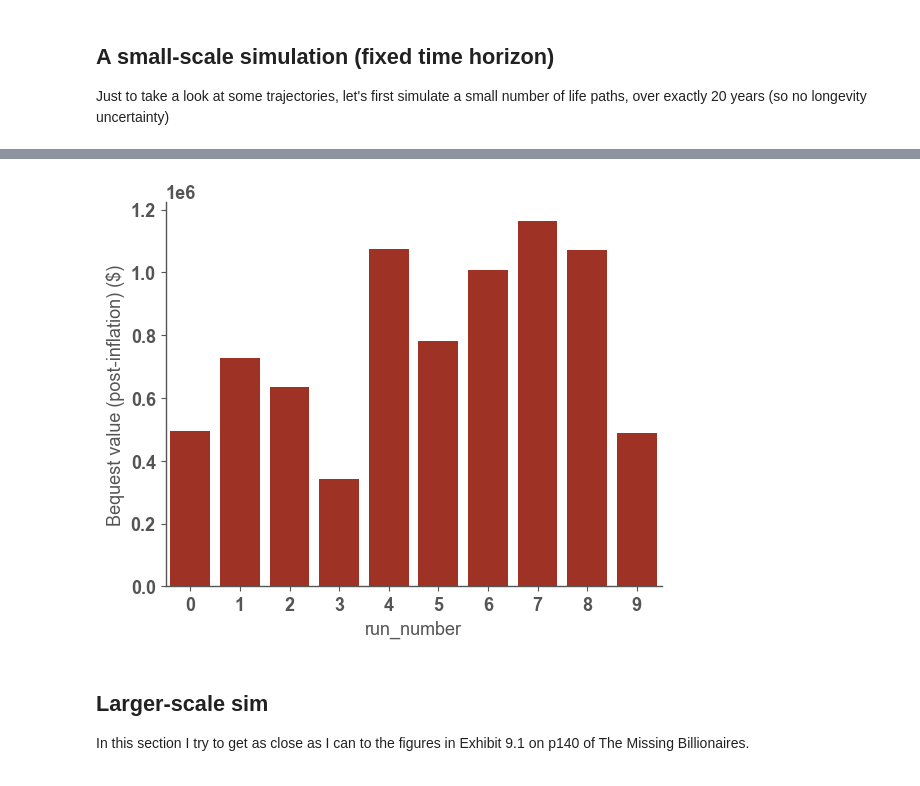
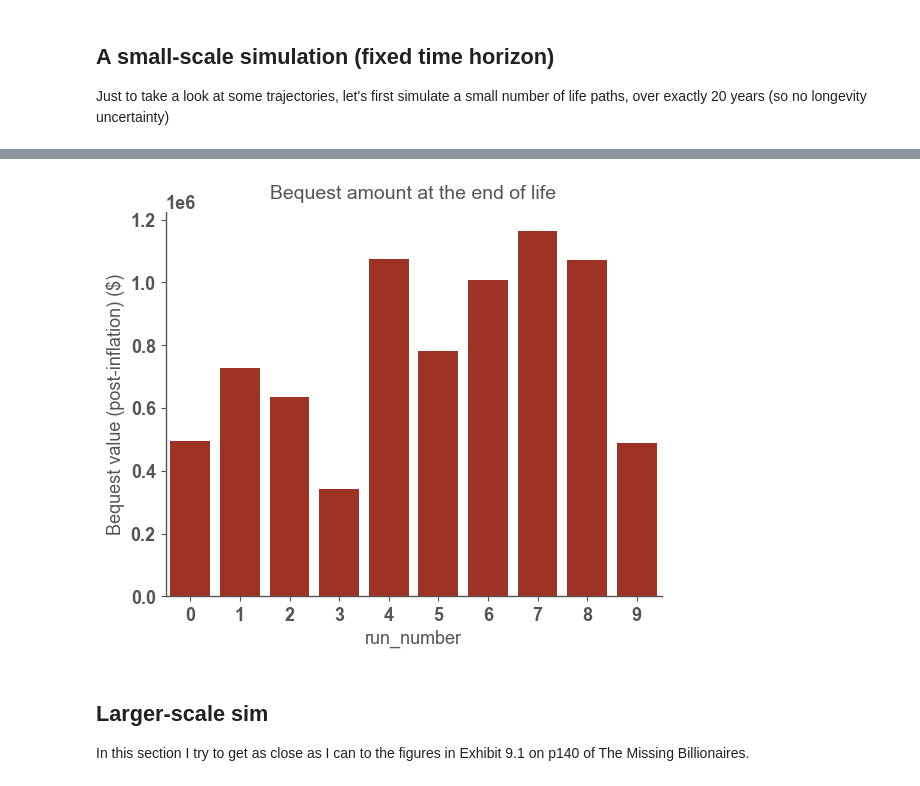
Before and after one commit to jaryaman/financial-decisions, a Jupyter notebook: notebooks/6-monte-carlo.ipynb, the cells around one changed output, grey strips where cells are left out. Cells and saved outputs as stored; diff of their text form; code cells hidden in the pictures.

```diff
--- a/notebooks/6-monte-carlo.ipynb
+++ b/notebooks/6-monte-carlo.ipynb
@@ -164,15 +169,16 @@ plt.legend(
 # %%
 ax = sb.barplot(
     sims.sort("age")
     .group_by("run_number")
     .agg(col("bequest_post_inflation").last())
     .sort("run_number"),
     x="run_number",
     y="bequest_post_inflation",
 )
-ax.set_ylabel("Bequest value (post-inflation) ($)");
+ax.set_ylabel("Bequest value (post-inflation) ($)")
+ax.set_title("Bequest amount at the end of life");
 # %% [output]
-[figure, old version]
+[figure, new version]
 # %% [markdown]
 ## Larger-scale sim
 
```
Also changed, not shown: parts of 10 cells of this notebook.
